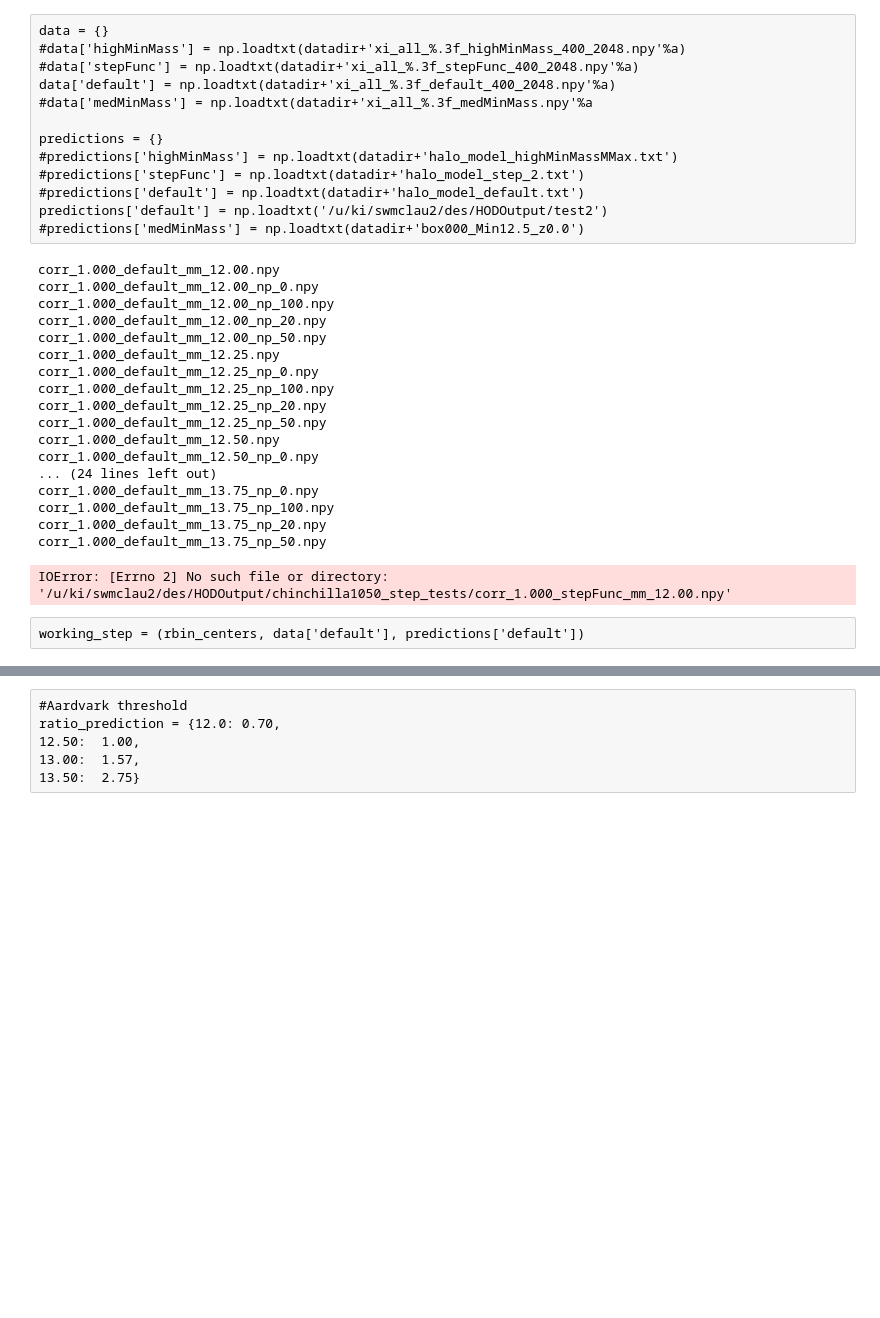
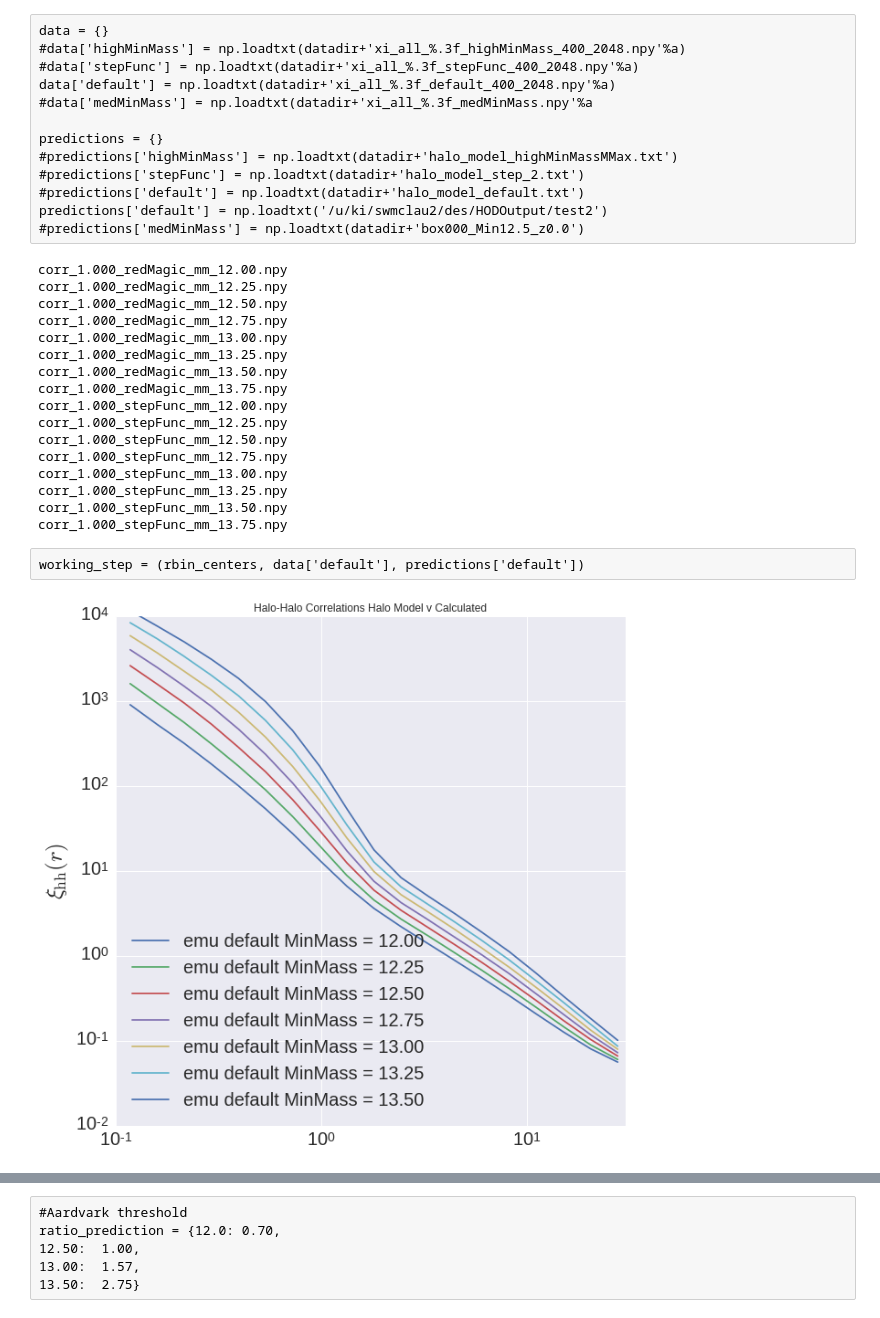
Before and after one commit to mclaughlin6464/HODEmulator, a Jupyter notebook: predictionsVCalculated.ipynb, the cells around one changed output, grey strips where cells are left out. Cells and saved outputs as stored; diff of their text form; code cells hidden in the pictures; blank space fills up the shorter version.

```diff
--- a/predictionsVCalculated.ipynb
+++ b/predictionsVCalculated.ipynb
@@ -14,7 +14,7 @@ colors = cycle(sns.color_palette())
 a = 1.0
 outputdir = '/u/ki/swmclau2/des/HODOutput/'
 
-sim = 'chinchilla1050'
+sim = 'emu'
 datadir = outputdir+'%s_step_tests/'%sim
 
 #rbins = np.logspace(-1, 1.25, 15)
@@ -34,32 +34,31 @@ predictions['default'] = np.loadtxt('/u/ki/swmclau2/des/HODOutput/test2')
 #predictions['medMinMass'] = np.loadtxt(datadir+'box000_Min12.5_z0.0')
 # %%
 %%bash
-ls /u/ki/swmclau2/des/HODOutput/chinchilla1050_step_tests/
+ls /u/ki/swmclau2/des/HODOutput/emu_step_tests/
 # %% [output]
-corr_1.000_default_mm_12.00.npy
-corr_1.000_default_mm_12.00_np_0.npy
-corr_1.000_default_mm_12.00_np_100.npy
-corr_1.000_default_mm_12.00_np_20.npy
-corr_1.000_default_mm_12.00_np_50.npy
-corr_1.000_default_mm_12.25.npy
-corr_1.000_default_mm_12.25_np_0.npy
-corr_1.000_default_mm_12.25_np_100.npy
-corr_1.000_default_mm_12.25_np_20.npy
-corr_1.000_default_mm_12.25_np_50.npy
-corr_1.000_default_mm_12.50.npy
-corr_1.000_default_mm_12.50_np_0.npy
-... (24 lines left out)
-corr_1.000_default_mm_13.75_np_0.npy
-corr_1.000_default_mm_13.75_np_100.npy
-corr_1.000_default_mm_13.75_np_20.npy
-corr_1.000_default_mm_13.75_np_50.npy
+corr_1.000_redMagic_mm_12.00.npy
+corr_1.000_redMagic_mm_12.25.npy
+corr_1.000_redMagic_mm_12.50.npy
+corr_1.000_redMagic_mm_12.75.npy
+corr_1.000_redMagic_mm_13.00.npy
+corr_1.000_redMagic_mm_13.25.npy
+corr_1.000_redMagic_mm_13.50.npy
+corr_1.000_redMagic_mm_13.75.npy
+corr_1.000_stepFunc_mm_12.00.npy
+corr_1.000_stepFunc_mm_12.25.npy
+corr_1.000_stepFunc_mm_12.50.npy
+corr_1.000_stepFunc_mm_12.75.npy
+corr_1.000_stepFunc_mm_13.00.npy
+corr_1.000_stepFunc_mm_13.25.npy
+corr_1.000_stepFunc_mm_13.50.npy
+corr_1.000_stepFunc_mm_13.75.npy
 # %%
 data = {}
 predictions = {}
 #for mMin in [12.0+i*0.25 for i in xrange(8)]:
 for mMin in [12.0,12.25, 12.50,12.75, 13.0,13.25,13.5]:
 #for mMin in [12.0, 12.50, 13.0, 13.5]:
-    data[mMin] = np.loadtxt(datadir+'corr_%.3f_stepFunc_mm_%.2f.npy'%(a,mMin) )
+    data[mMin] = np.loadtxt(datadir+'corr_%.3f_redMagic_mm_%.2f.npy'%(a,mMin) )
     if sim == 'chinchilla':
         #predictions[mMin] = np.loadtxt('/u/ki/swmclau2/des/HODOutput/xi_chinchilla/redm_Mmin%.2f'%(mMin) )
         predictions[mMin] = np.loadtxt('/u/ki/swmclau2/des/HODOutput/xi_chinchilla/step_%.2f'%(mMin) )
@@ -68,8 +67,6 @@ for mMin in [12.0,12.25, 12.50,12.75, 13.0,13.25,13.5]:
         predictions[mMin] = np.loadtxt('/u/ki/swmclau2/des/HODOutput/xi_aardvark/xi_threshold%.1f'%(mMin) )
     else:
         predictions[mMin] = np.ones(data[mMin].T.shape)*-1
-# %% [output]
-IOError: [Errno 2] No such file or directory: '/u/ki/swmclau2/des/HODOutput/chinchilla1050_step_tests/corr_1.000_stepFunc_mm_12.00.npy'
 # %% [raw]
 working_step = (rbin_centers, data['default'], predictions['default'])
 # %%
@@ -81,29 +78,31 @@ rbin_centers = (rbins[1:]+rbins[:-1])/2 #Here or in the loop?
 # %%
 fig = plt.figure(figsize = (10,10))
 for mMin, color in zip(sorted(data.iterkeys()), colors):
     #rbins = np.logspace(-1, 1.7, 20)
     #rbin_centers = (rbins[1:]+rbins[:-1])/2
 
     plt.plot(data[mMin][0,:], data[mMin][1,:], label = '%s default MinMass = %.2f'%(sim, mMin), color = color)
     #plt.plot(data[mMin][0,:], data[mMin][2,:], color = color)
     #plt.plot(data[mMin][0,:], data[mMin][3,:],ls = ':', color = color)
 
     #plt.plot(rbin_centers, data[mMin], label = '%s RedMagic MinMass = %.2f'%(sim, mMin), color = color)
     #plt.plot(predictions[mMin][:,0], predictions[mMin][:,1], ls = '--', color = color  )
     #plt.plot(predictions[mMin][:,0], predictions[mMin][:,2], ls = '--', color = color  )
 
 
-plt.title('Galaxy-Galaxy Correlations Halo Model v Calculated')
+plt.title('Halo-Halo Correlations Halo Model v Calculated')
 plt.xlim(xmin = 0.1, xmax = 30)
 plt.ylim(ymin = 1e-2, ymax = 1e4)
 plt.loglog()
 plt.xticks(fontsize=20)
 plt.yticks(fontsize=20)
 #plt.xlabel(r'$r $  $\rm{[Mpc]}$', fontsize=25)
-plt.ylabel(r'$\xi_{\rm gg}(r)$', fontsize=25)
+plt.ylabel(r'$\xi_{\rm hh}(r)$', fontsize=25)
 plt.legend(loc='best', fontsize=20)
 
 plt.show()
+# %% [output]
+[figure, added]
 # %%
 for label, color in zip(sorted(data.iterkeys()), colors):
     fig = plt.figure(figsize = (10,10))
```
Also changed, not shown: parts of 12 cells of this notebook, 5 other files.
